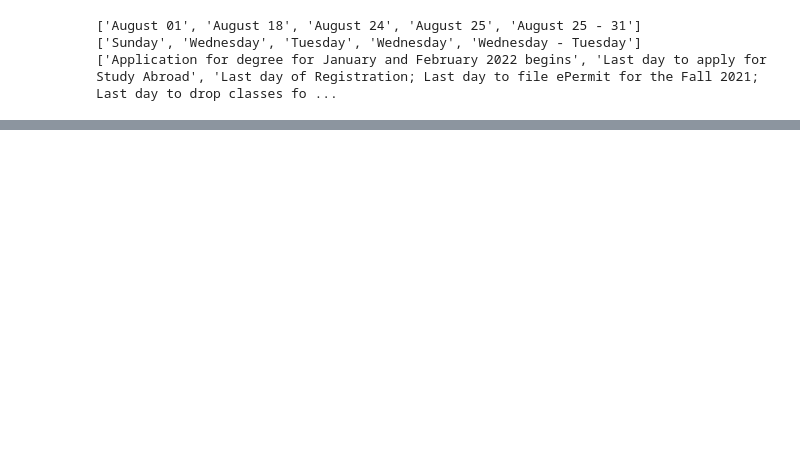
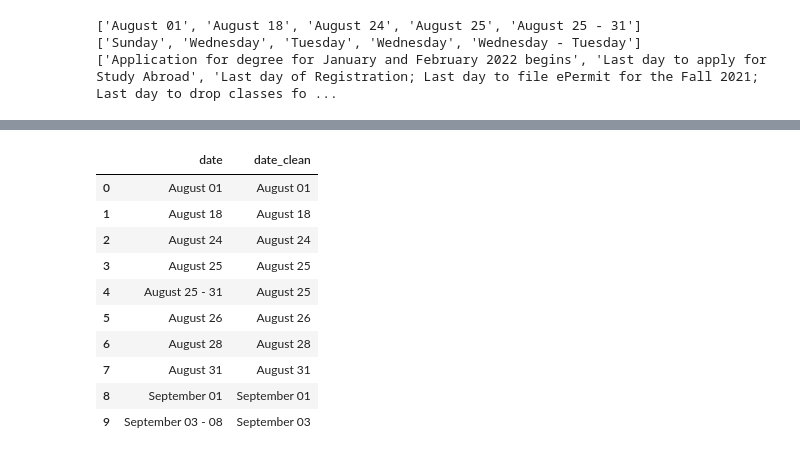
Before and after one commit to nicoleyauri9/ccny-calendar-scraper, a Jupyter notebook: ccny_calendar.ipynb, the cells around one changed output, grey strips where cells are left out. Drawn from its saved outputs; the diff is of its cells as text; code cells hidden in the pictures; blank space fills up the shorter version.

```diff
--- a/ccny_calendar.ipynb
+++ b/ccny_calendar.ipynb
@@ -51,3 +32,11 @@ print(texts[:5])
 ['August 01', 'August 18', 'August 24', 'August 25', 'August 25 - 31']
 ['Sunday', 'Wednesday', 'Tuesday', 'Wednesday', 'Wednesday - Tuesday']
 ['Application for degree for January and February 2022 begins', 'Last day to apply for Study Abroad', 'Last day of Registration; Last day to file ePermit for the Fall 2021; Last day to drop classes fo ...
+# %%
+df = pd.DataFrame({
+    "date": dates,
+    "dow": dows,
+    "text": texts
+})
+
+df.head()
@@ -53,0 +50,4 @@ print(texts[:5])
+# %%
+df["date_clean"] = df["date"]
+
+df.head()
@@ -53,0 +61,16 @@ print(texts[:5])
+# %%
+df["date_clean"] = df["date_clean"].str.split(" - ").str[0]
+
+df[["date", "date_clean"]].head(10)
+# %% [output]
+|  | date | date_clean |
+| 0 | August 01 | August 01 |
+| 1 | August 18 | August 18 |
+| 2 | August 24 | August 24 |
+| 3 | August 25 | August 25 |
+| 4 | August 25 - 31 | August 25 |
+| 5 | August 26 | August 26 |
+| 6 | August 28 | August 28 |
+| 7 | August 31 | August 31 |
+| 8 | September 01 | September 01 |
+| 9 | September 03 - 08 | September 03 |
```
Also changed, not shown: parts of 7 cells of this notebook.
